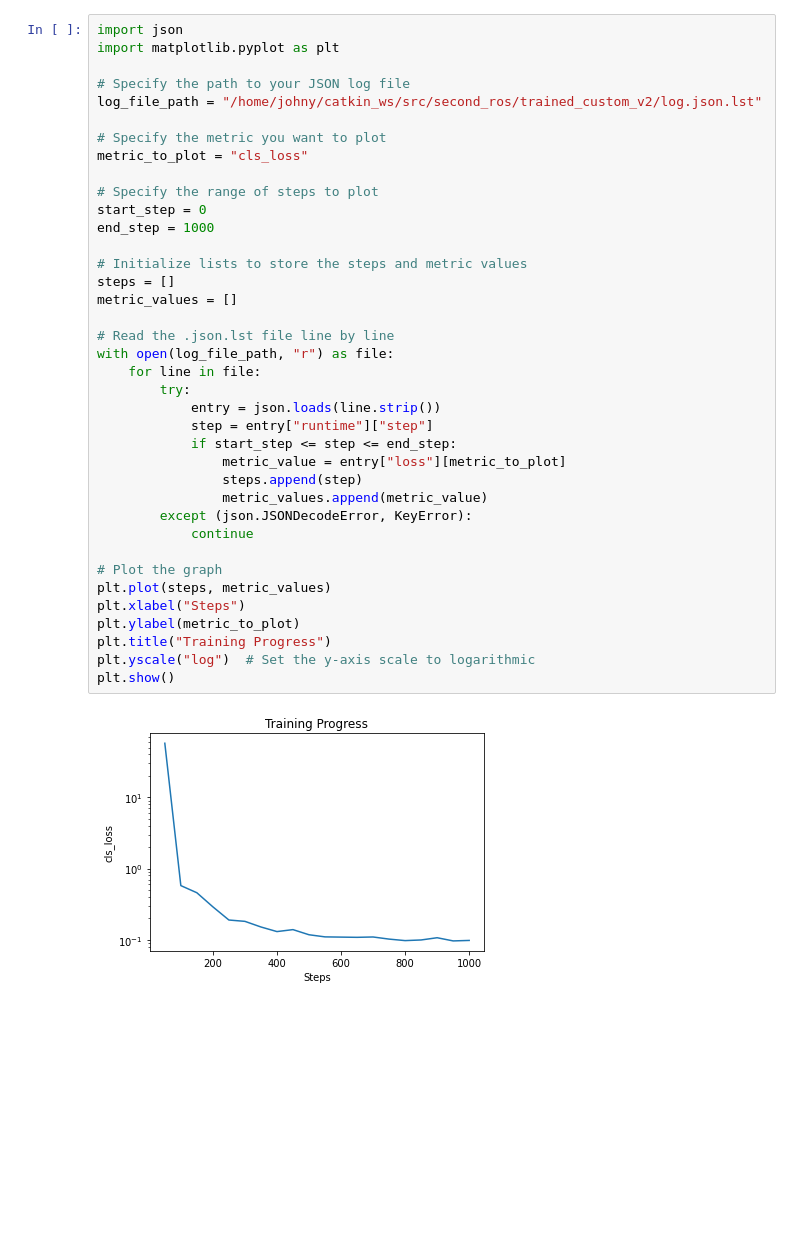
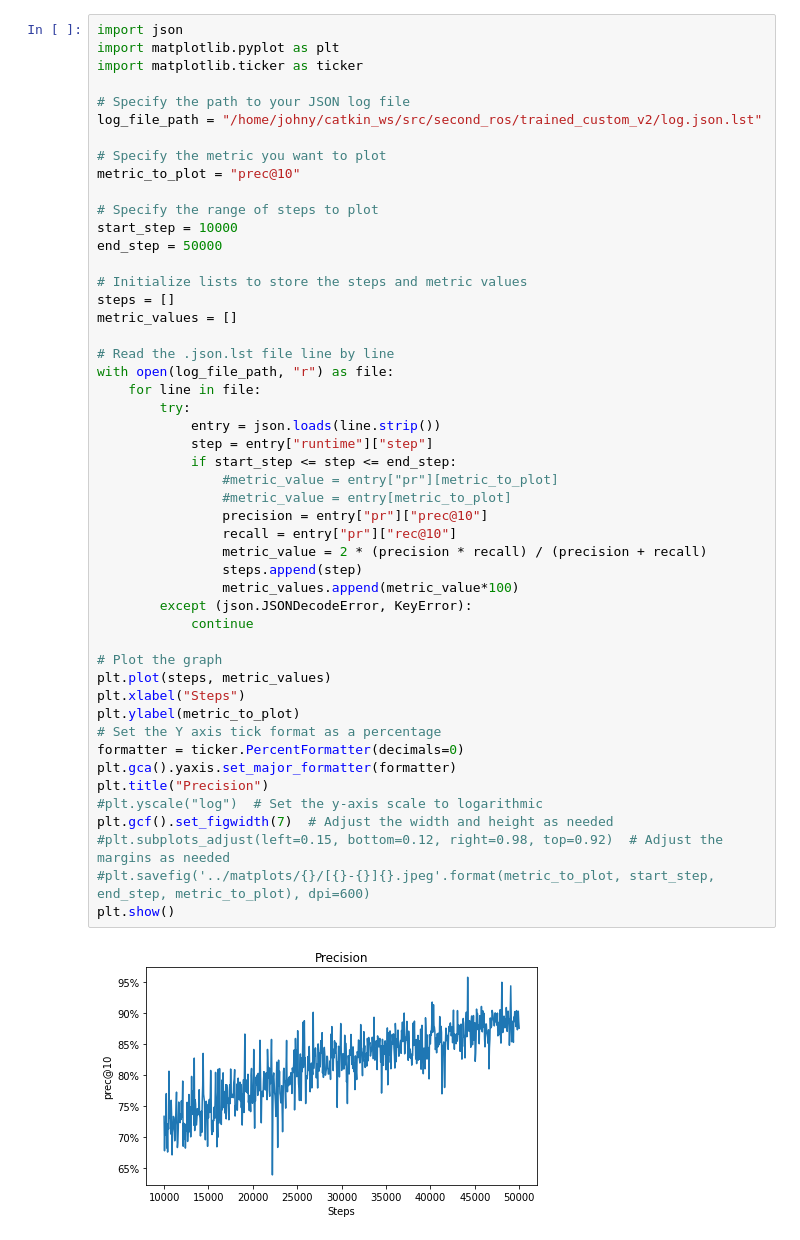
Before and after one commit to joaogsmoreira/tools, a Jupyter notebook: src/metric_plotter.ipynb, the cells around one changed output. Drawn from its saved outputs; the diff is of its cells as text; blank space fills up the shorter version.

```diff
--- a/src/metric_plotter.ipynb
+++ b/src/metric_plotter.ipynb
@@ -1,40 +1,51 @@
 # %%
 import json
 import matplotlib.pyplot as plt
+import matplotlib.ticker as ticker
 
 # Specify the path to your JSON log file
 log_file_path = "/home/johny/catkin_ws/src/second_ros/trained_custom_v2/log.json.lst"
 
 # Specify the metric you want to plot
-metric_to_plot = "cls_loss"
+metric_to_plot = "prec@10"
 
 # Specify the range of steps to plot
-start_step = 0
-end_step = 1000
+start_step = 10000
+end_step = 50000
 
 # Initialize lists to store the steps and metric values
 steps = []
 metric_values = []
 
 # Read the .json.lst file line by line
 with open(log_file_path, "r") as file:
     for line in file:
         try:
             entry = json.loads(line.strip())
             step = entry["runtime"]["step"]
             if start_step <= step <= end_step:
-                metric_value = entry["loss"][metric_to_plot]
+                #metric_value = entry["pr"][metric_to_plot]
+                #metric_value = entry[metric_to_plot]
+                precision = entry["pr"]["prec@10"]
+                recall = entry["pr"]["rec@10"]
+                metric_value = 2 * (precision * recall) / (precision + recall)
                 steps.append(step)
-                metric_values.append(metric_value)
+                metric_values.append(metric_value*100)
         except (json.JSONDecodeError, KeyError):
             continue
 
 # Plot the graph
 plt.plot(steps, metric_values)
 plt.xlabel("Steps")
 plt.ylabel(metric_to_plot)
-plt.title("Training Progress")
-plt.yscale("log")  # Set the y-axis scale to logarithmic
+# Set the Y axis tick format as a percentage
+formatter = ticker.PercentFormatter(decimals=0)
+plt.gca().yaxis.set_major_formatter(formatter)
+plt.title("Precision")
+#plt.yscale("log")  # Set the y-axis scale to logarithmic
+plt.gcf().set_figwidth(7)  # Adjust the width and height as needed
+#plt.subplots_adjust(left=0.15, bottom=0.12, right=0.98, top=0.92)  # Adjust the margins as needed
+#plt.savefig('../matplots/{}/[{}-{}]{}.jpeg'.format(metric_to_plot, start_step, end_step, metric_to_plot), dpi=600)
 plt.show()
 # %% [output]
-[figure, old version]
+[figure, new version]
```
Also changed, not shown: parts of 4 cells of this notebook, 23 other files.
